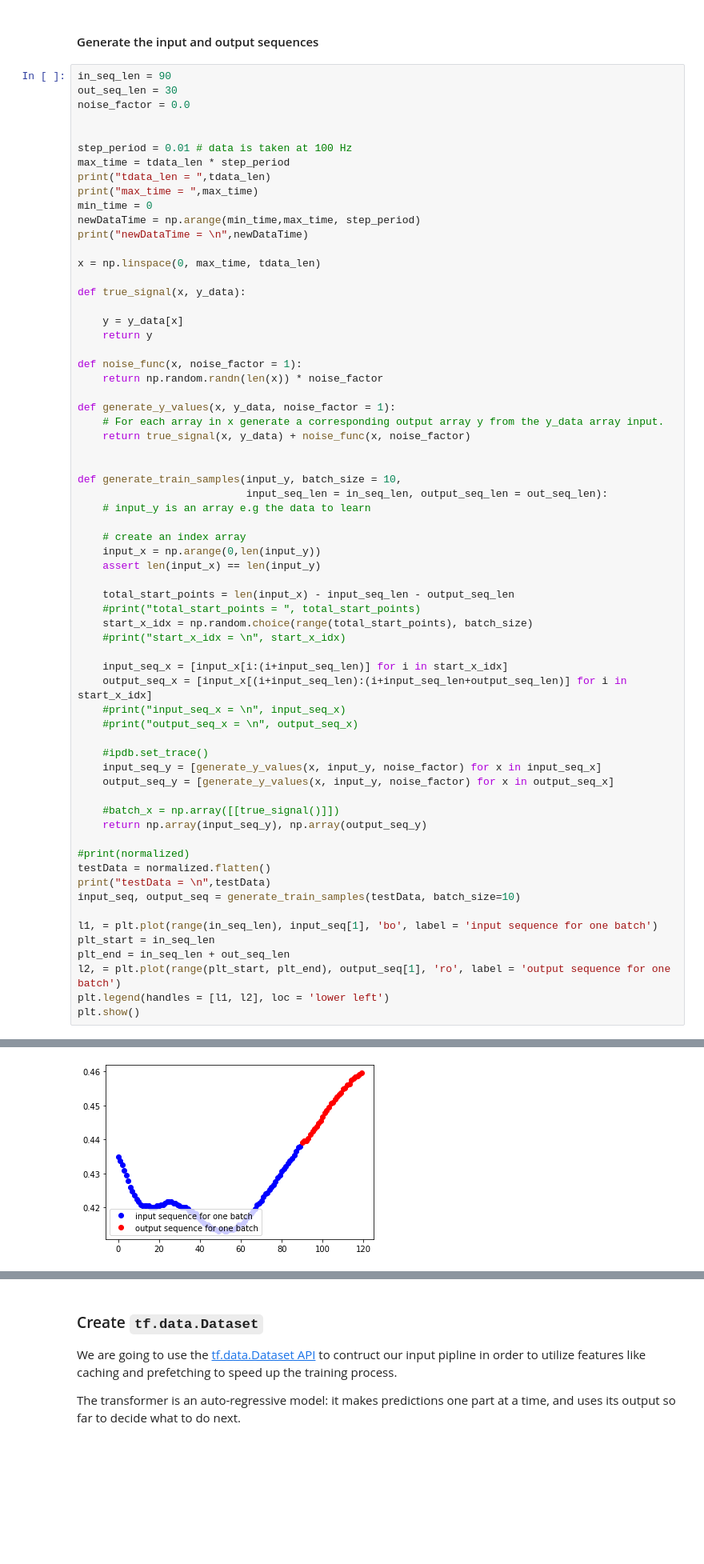
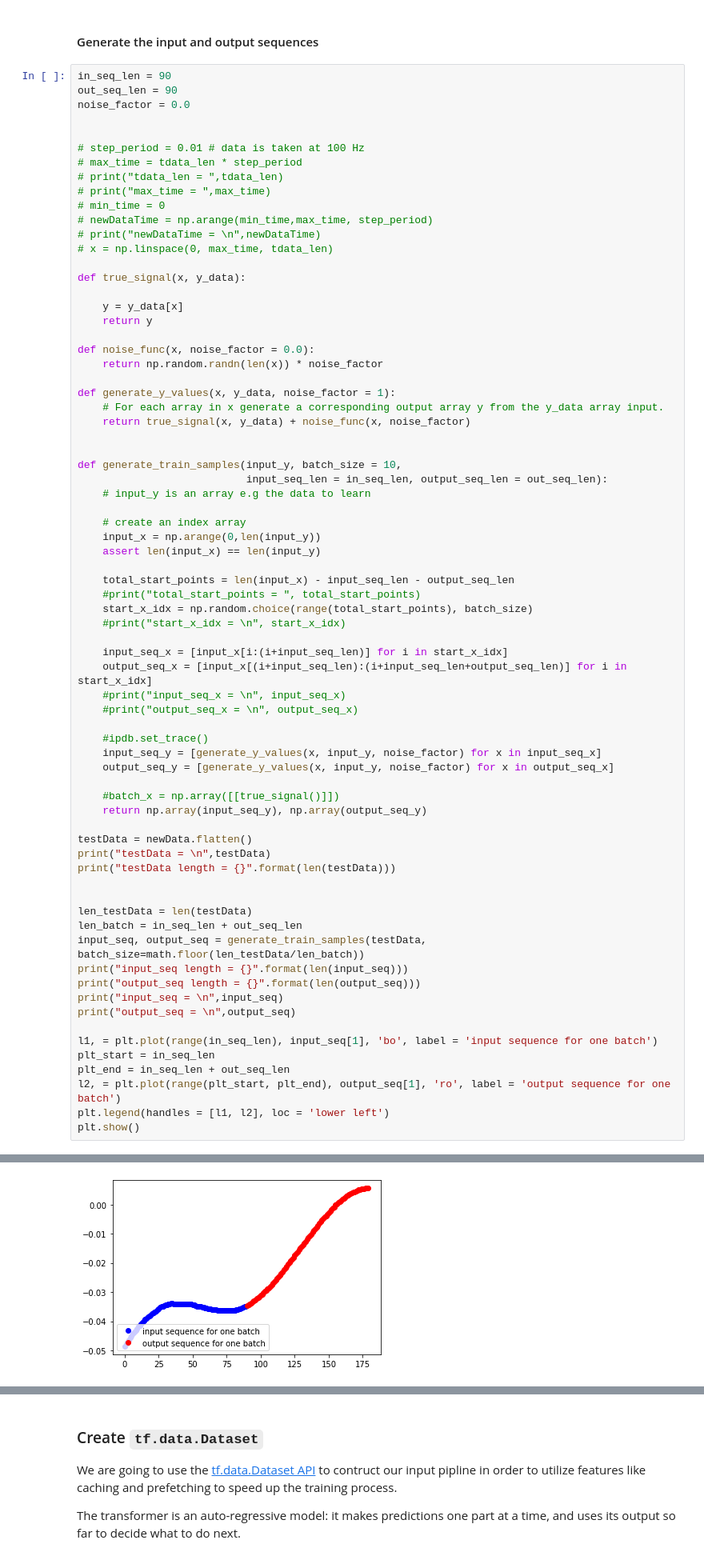
Before and after one commit to calumroy/time_series_transformer_tf2, a Jupyter notebook: transformer_time_series.ipynb, the cells around one changed output, grey strips where cells are left out. Shown: that part at 80% size. Drawn from its saved outputs; the diff is of its cells as text; blank space fills up the shorter version.

Commit message:
Added prection of time series data

```diff
--- a/transformer_time_series.ipynb
+++ b/transformer_time_series.ipynb
@@ -131,26 +92,25 @@ inversed normalised data (orig)
 #### Generate the input and output sequences
 # %%
 in_seq_len = 90
-out_seq_len = 30
+out_seq_len = 90
 noise_factor = 0.0
 
 
-step_period = 0.01 # data is taken at 100 Hz
-max_time = tdata_len * step_period
-print("tdata_len = ",tdata_len)
-print("max_time = ",max_time)
-min_time = 0
-newDataTime = np.arange(min_time,max_time, step_period)
-print("newDataTime = \n",newDataTime)
-
-x = np.linspace(0, max_time, tdata_len)
+# step_period = 0.01 # data is taken at 100 Hz
+# max_time = tdata_len * step_period
+# print("tdata_len = ",tdata_len)
+# print("max_time = ",max_time)
+# min_time = 0
+# newDataTime = np.arange(min_time,max_time, step_period)
+# print("newDataTime = \n",newDataTime)
+# x = np.linspace(0, max_time, tdata_len)
 
 def true_signal(x, y_data):
 
     y = y_data[x]
     return y
 
-def noise_func(x, noise_factor = 1):
+def noise_func(x, noise_factor = 0.0):
     return np.random.randn(len(x)) * noise_factor
 
 def generate_y_values(x, y_data, noise_factor = 1):
@@ -183,10 +143,18 @@ def generate_train_samples(input_y, batch_size = 10,
     #batch_x = np.array([[true_signal()]])
     return np.array(input_seq_y), np.array(output_seq_y)
 
-#print(normalized)
-testData = normalized.flatten()
+testData = newData.flatten()
 print("testData = \n",testData)
-input_seq, output_seq = generate_train_samples(testData, batch_size=10)
+print("testData length = {}".format(len(testData)))
+
+
+len_testData = len(testData)
+len_batch = in_seq_len + out_seq_len
+input_seq, output_seq = generate_train_samples(testData, batch_size=math.floor(len_testData/len_batch))
+print("input_seq length = {}".format(len(input_seq)))
+print("output_seq length = {}".format(len(output_seq)))
+print("input_seq = \n",input_seq)
+print("output_seq = \n",output_seq)
 
 l1, = plt.plot(range(in_seq_len), input_seq[1], 'bo', label = 'input sequence for one batch')
 plt_start = in_seq_len
@@ -204 +183 @@ testData =
-[figure, old version]
+[figure, new version]
```
Also changed, not shown: parts of 22 cells of this notebook.
